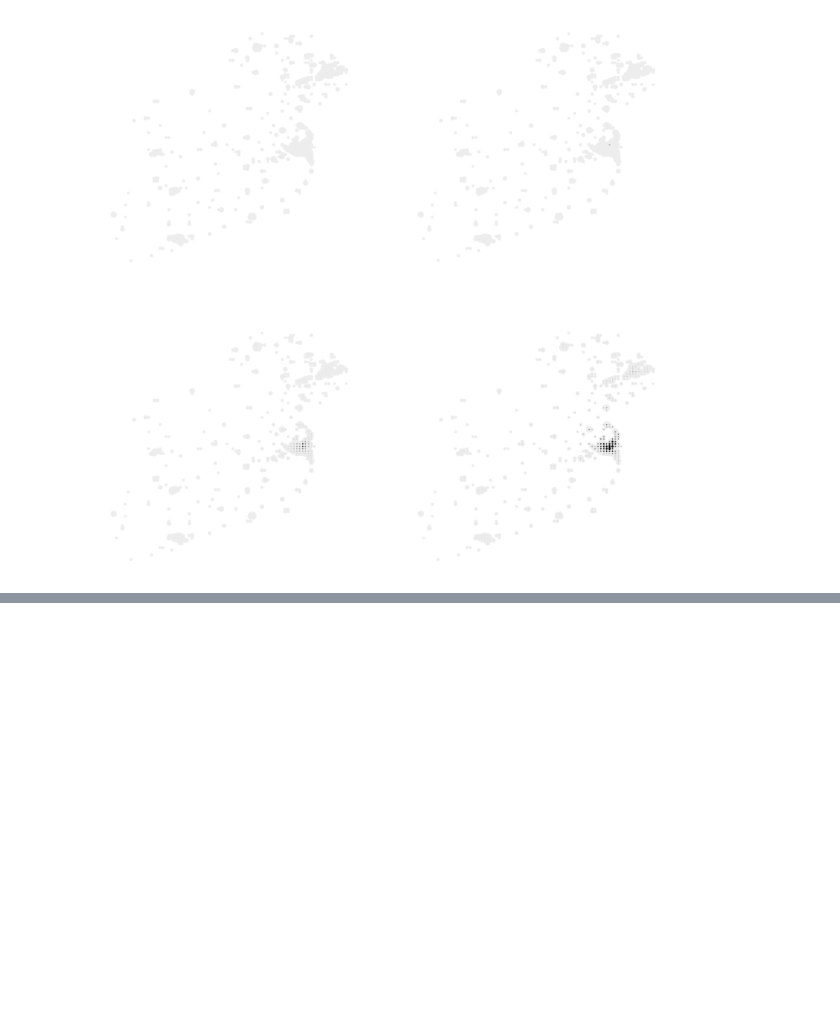
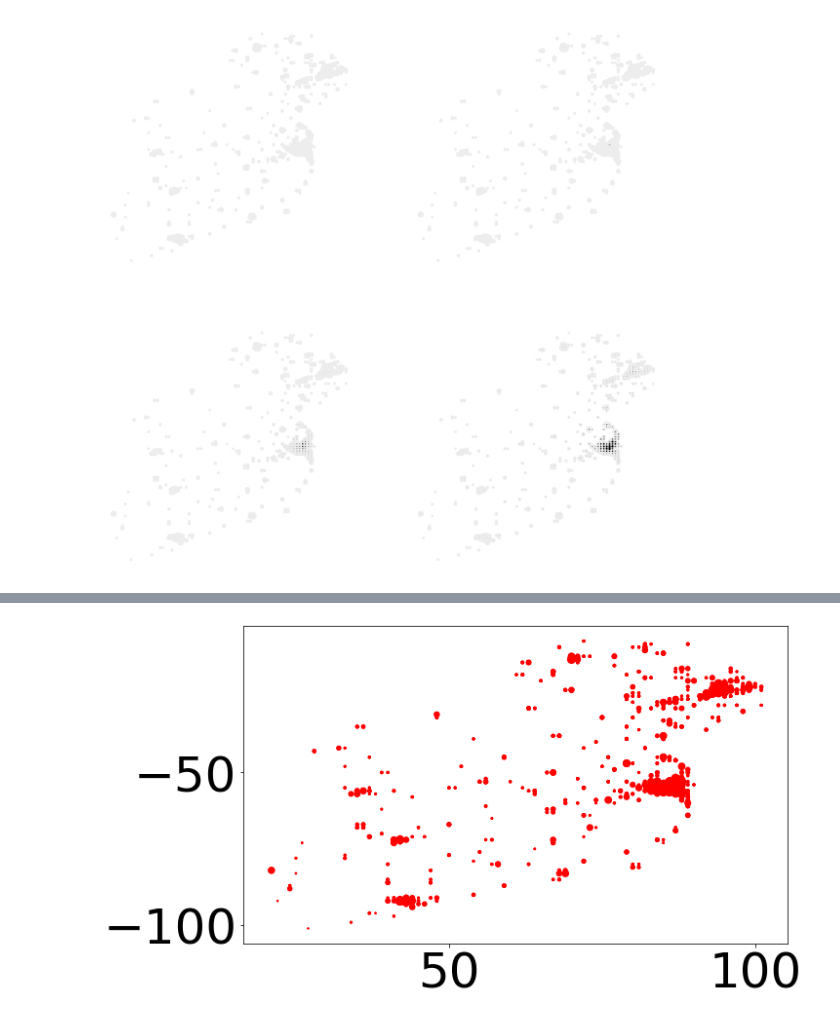
Before and after one commit to Oisin-M/Infection-Simulation, a Jupyter notebook: IRELANDMAP.ipynb, the cells around one changed output, grey strips where cells are left out. Saved outputs shown, nothing was run; the diff lists cells and outputs as text; code cells hidden in the pictures; blank space fills up the shorter version.

```diff
--- a/IRELANDMAP.ipynb
+++ b/IRELANDMAP.ipynb
@@ -685,3 +690,7 @@ for i in range(4):
     animate(i)
 # %% [output]
 [figure]
+# %%
+data=[DF]
+for i in range(10):
+    data.append(prochain(data[-1], 0.0001, 0.0002, 0))
@@ -687,0 +717,15 @@ for i in range(4):
+# %%
+Writer = animation.writers['ffmpeg']
+writer = Writer(fps=20, metadata=dict(artist='Me'), bitrate=1800)
+fig = plt.figure(figsize=(10,6))
+plt.scatter([], [])
+
+
+def animate(i):
+    p = plt.scatter(data[i]['x'],-data[i]['-y'],s=data[i]['D']/500, c='red')
+
+anim = animation.FuncAnimation(fig, animate, frames=11, repeat=True)
+video=anim.to_html5_video()
+html=display.HTML(video)
+display.display(html)
+plt.close()
@@ -687,0 +734,6 @@ for i in range(4):
+# %%
+fig2 = plt.figure(figsize=(10,6))
+plt.scatter([], [])
+anim = animation.FuncAnimation(fig2, animate, frames=11, repeat=True)
+anim.save('dynamic_images.mp4')
+# %% [output]
@@ -687,0 +741 @@ for i in range(4):
+[figure, added]
```
Also changed, not shown: parts of 6 cells of this notebook.
